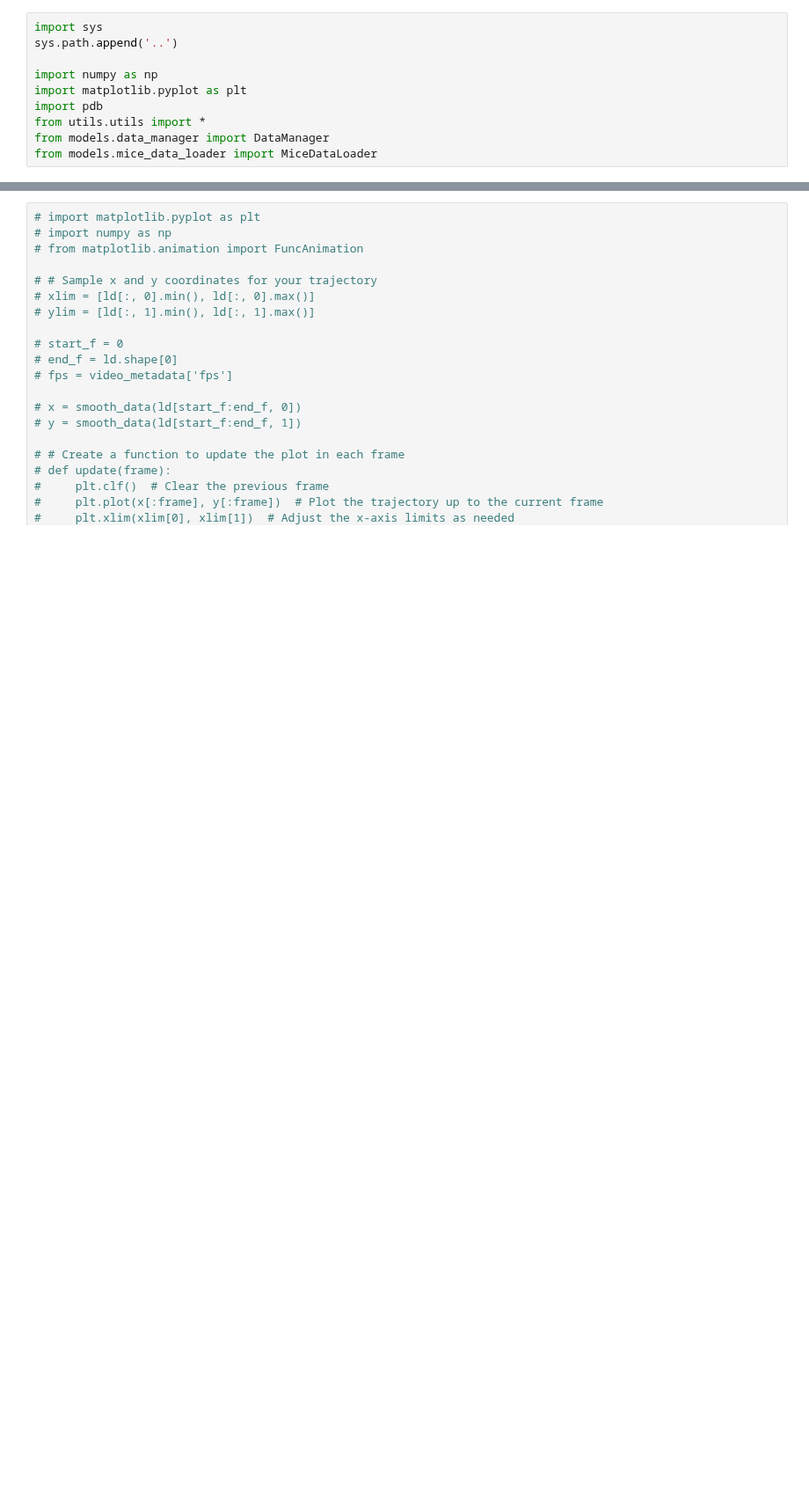
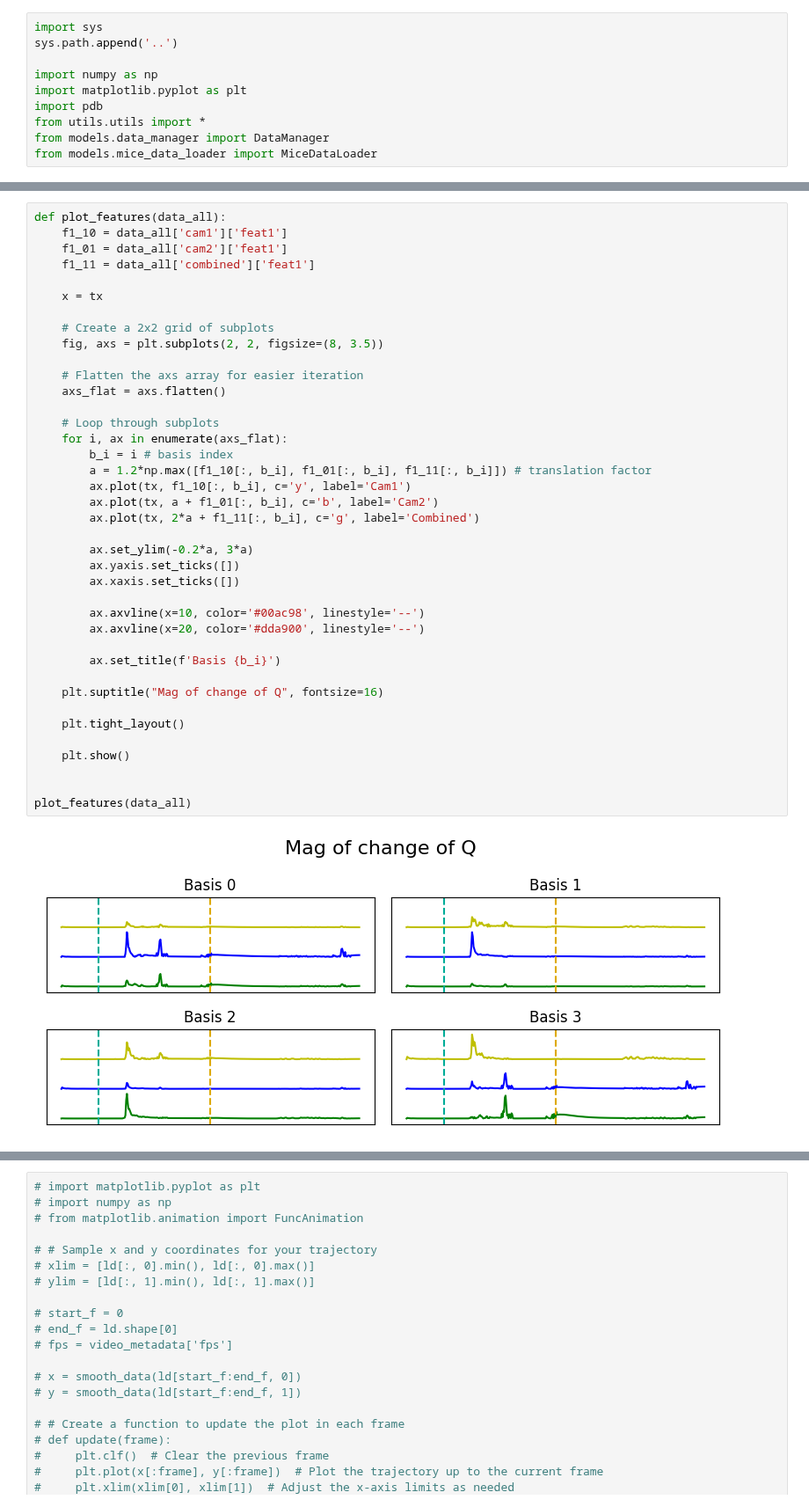
Before and after one commit to draeloslab/stim_behavior, a Jupyter notebook: notebooks/prosvd_analyse.ipynb, the cells around one changed output, grey strips where cells are left out. Shown at 88% size. Drawn from its saved outputs; the diff is of its cells as text; blank space fills up the shorter version.

```diff
--- a/notebooks/prosvd_analyse.ipynb
+++ b/notebooks/prosvd_analyse.ipynb
@@ -63,0 +114,41 @@ ld_normalized = (ld - mean_values) / std_values
+# %%
+def plot_features(data_all):
+    f1_10 = data_all['cam1']['feat1']
+    f1_01 = data_all['cam2']['feat1']
+    f1_11 = data_all['combined']['feat1']
+
+    x = tx
+
+    # Create a 2x2 grid of subplots
+    fig, axs = plt.subplots(2, 2, figsize=(8, 3.5))
+
+    # Flatten the axs array for easier iteration
+    axs_flat = axs.flatten()
+
+    # Loop through subplots
+    for i, ax in enumerate(axs_flat):
+        b_i = i # basis index
+        a = 1.2*np.max([f1_10[:, b_i], f1_01[:, b_i], f1_11[:, b_i]]) # translation factor
+        ax.plot(tx, f1_10[:, b_i], c='y', label='Cam1')
+        ax.plot(tx, a + f1_01[:, b_i], c='b', label='Cam2')
+        ax.plot(tx, 2*a + f1_11[:, b_i], c='g', label='Combined')
+
+        ax.set_ylim(-0.2*a, 3*a)
+        ax.yaxis.set_ticks([])
+        ax.xaxis.set_ticks([])
+
+        ax.axvline(x=10, color='#00ac98', linestyle='--')
+        ax.axvline(x=20, color='#dda900', linestyle='--')
+
+        ax.set_title(f'Basis {b_i}')
+
+    plt.suptitle("Mag of change of Q", fontsize=16)
+
+    plt.tight_layout()
+
+    plt.show()
+
+
+plot_features(data_all)
+# %% [output]
+[figure, added]
```
Also changed, not shown: parts of 9 cells of this notebook, 1 other file.
